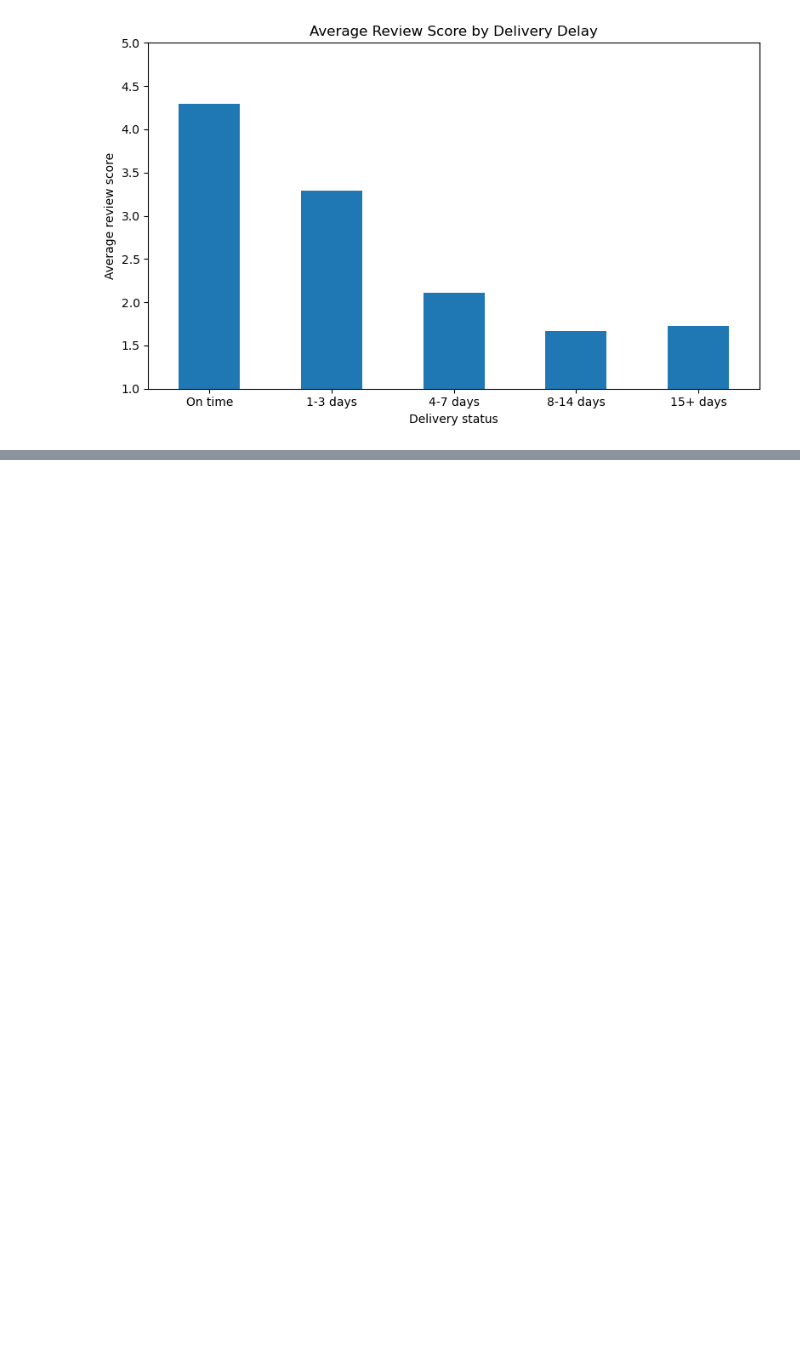
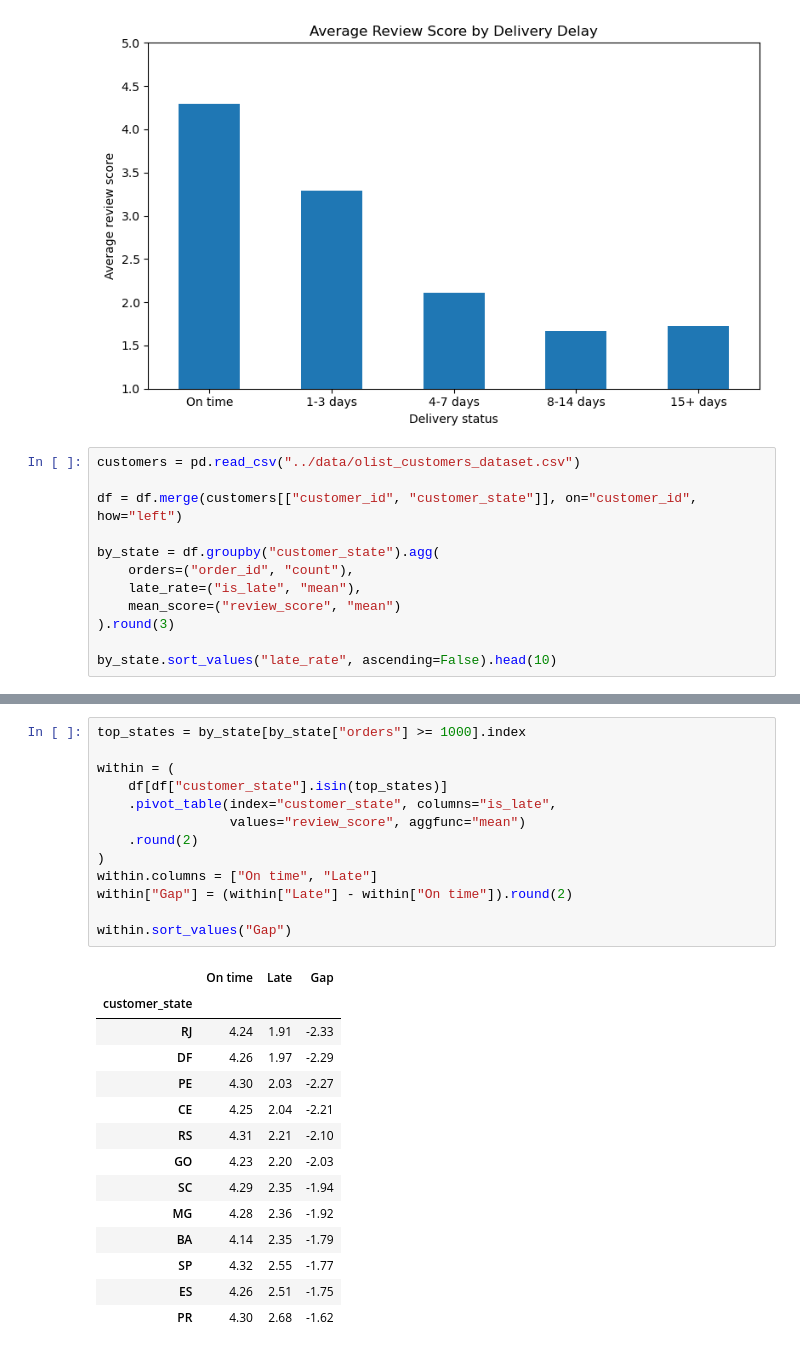
Before and after one commit to senamekikoglu/olist-delivery-satisfaction-analysis, a Jupyter notebook: notebooks/01_data_exploration.ipynb, the cells around one changed output, grey strips where cells are left out. Drawn from its saved outputs; the diff is of its cells as text; blank space fills up the shorter version.

Commit message:
Add state-level analysis and update README

```diff
--- a/notebooks/01_data_exploration.ipynb
+++ b/notebooks/01_data_exploration.ipynb
@@ -210,3 +210,15 @@ plt.savefig("../images/delay_vs_score.png", dpi=150)
 plt.show()
 # %% [output]
 [figure]
+# %%
+customers = pd.read_csv("../data/olist_customers_dataset.csv")
+
+df = df.merge(customers[["customer_id", "customer_state"]], on="customer_id", how="left")
+
+by_state = df.groupby("customer_state").agg(
+    orders=("order_id", "count"),
+    late_rate=("is_late", "mean"),
+    mean_score=("review_score", "mean")
+).round(3)
+
+by_state.sort_values("late_rate", ascending=False).head(10)
@@ -212,0 +238,28 @@ plt.show()
+# %%
+top_states = by_state[by_state["orders"] >= 1000].index
+
+within = (
+    df[df["customer_state"].isin(top_states)]
+    .pivot_table(index="customer_state", columns="is_late",
+                 values="review_score", aggfunc="mean")
+    .round(2)
+)
+within.columns = ["On time", "Late"]
+within["Gap"] = (within["Late"] - within["On time"]).round(2)
+
+within.sort_values("Gap")
+# %% [output]
+|  | On time | Late | Gap |
+| customer_state |  |  |  |
+| RJ | 4.24 | 1.91 | -2.33 |
+| DF | 4.26 | 1.97 | -2.29 |
+| PE | 4.30 | 2.03 | -2.27 |
+| CE | 4.25 | 2.04 | -2.21 |
+| RS | 4.31 | 2.21 | -2.10 |
+| GO | 4.23 | 2.20 | -2.03 |
+| SC | 4.29 | 2.35 | -1.94 |
+| MG | 4.28 | 2.36 | -1.92 |
+| BA | 4.14 | 2.35 | -1.79 |
+| SP | 4.32 | 2.55 | -1.77 |
+| ES | 4.26 | 2.51 | -1.75 |
+| PR | 4.30 | 2.68 | -1.62 |
```
Also changed, not shown: parts of 1 cell of this notebook.
